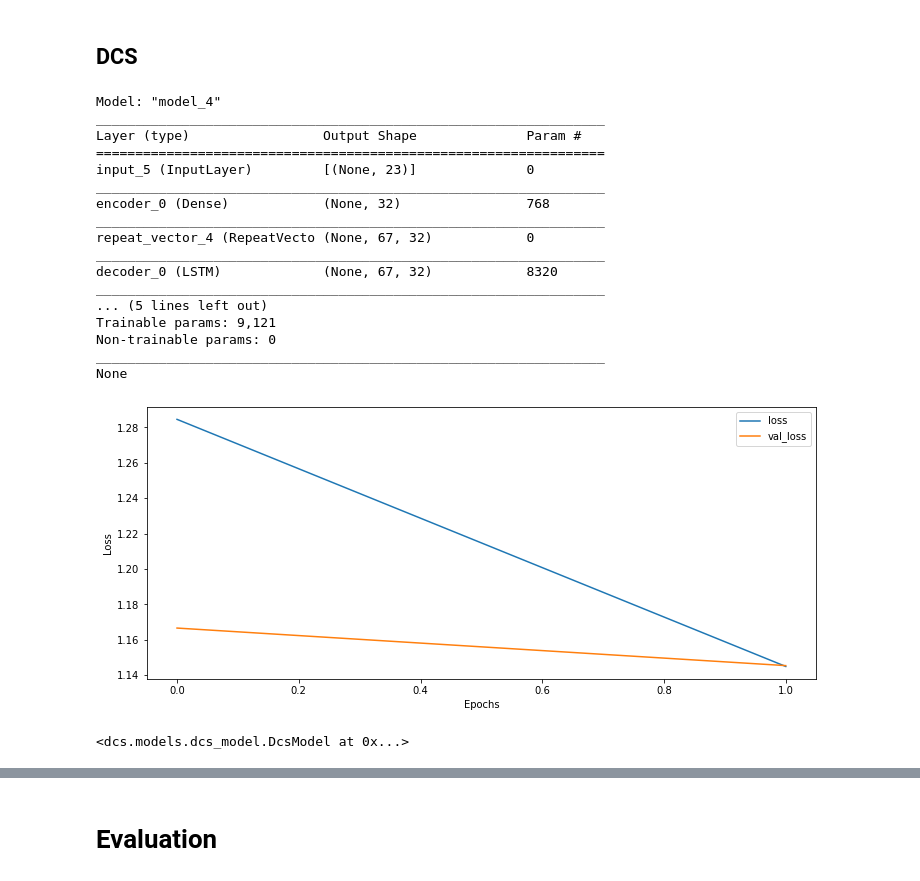
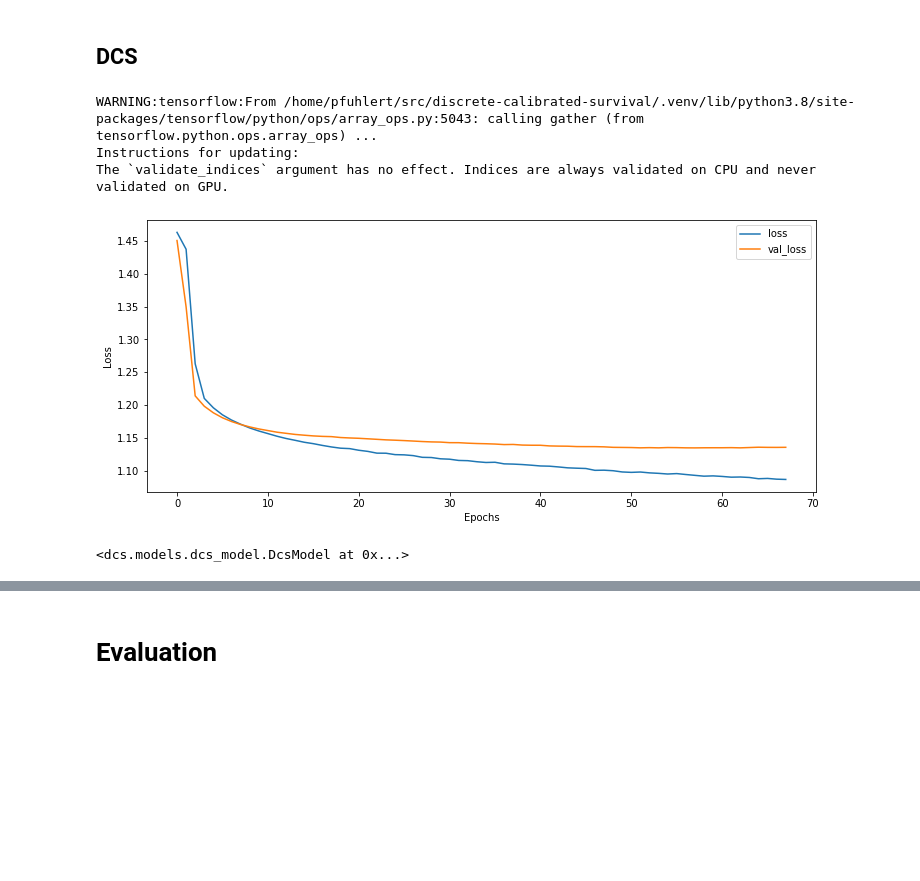
Before and after one commit to imsb-uke/dcsurv, a Jupyter notebook: example.ipynb, the cells around one changed output, grey strips where cells are left out. Cells and saved outputs as stored; diff of their text form; code cells hidden in the pictures; blank space fills up the shorter version.

```diff
--- a/example.ipynb
+++ b/example.ipynb
@@ -111,40 +108,27 @@ predictions['CoxPH'] = cox.predict(test_X_t)
 # %%
 train_max_months = int(np.ceil(train_y['event_days'].max() * 12 / 365))
 
 dcs_model = dcs.models.DcsModel(
-    epochs=2,
+    epochs=100,
+    use_early_stopping=True,
+    early_stopping_patience=10,
     batch_size=50,
-    learning_rate = 1e-3,
+    learning_rate = 1e-4,
     sigma=0.7,
     lambda_=1,
     output_grid_type='quantile',
     output_grid_num_nodes=train_max_months,
-    validation_size=.1,
-    verbose=True)
+    validation_size=.1)
 
 dcs_model.fit(train_X_t, train_y)
 dcs_model.plot_history()
 
 dcs_model
 # %% [output]
-Model: "model_4"
-_________________________________________________________________
-Layer (type)                 Output Shape              Param #
-=================================================================
-input_5 (InputLayer)         [(None, 23)]              0
-_________________________________________________________________
-encoder_0 (Dense)            (None, 32)                768
-_________________________________________________________________
-repeat_vector_4 (RepeatVecto (None, 67, 32)            0
-_________________________________________________________________
-decoder_0 (LSTM)             (None, 67, 32)            8320
-_________________________________________________________________
-... (5 lines left out)
-Trainable params: 9,121
-Non-trainable params: 0
-_________________________________________________________________
-None
+WARNING:tensorflow:From /home/pfuhlert/src/discrete-calibrated-survival/.venv/lib/python3.8/site-packages/tensorflow/python/ops/array_ops.py:5043: calling gather (from tensorflow.python.ops.array_ops) ...
+Instructions for updating:
+The `validate_indices` argument has no effect. Indices are always validated on CPU and never validated on GPU.
-[figure, old version]
+[figure, new version]
 <dcs.models.dcs_model.DcsModel at 0x...>
 # %%
 predictions['DCS-Model'] = dcs_model.predict(test_X_t)
```
Also changed, not shown: parts of 5 cells of this notebook.
